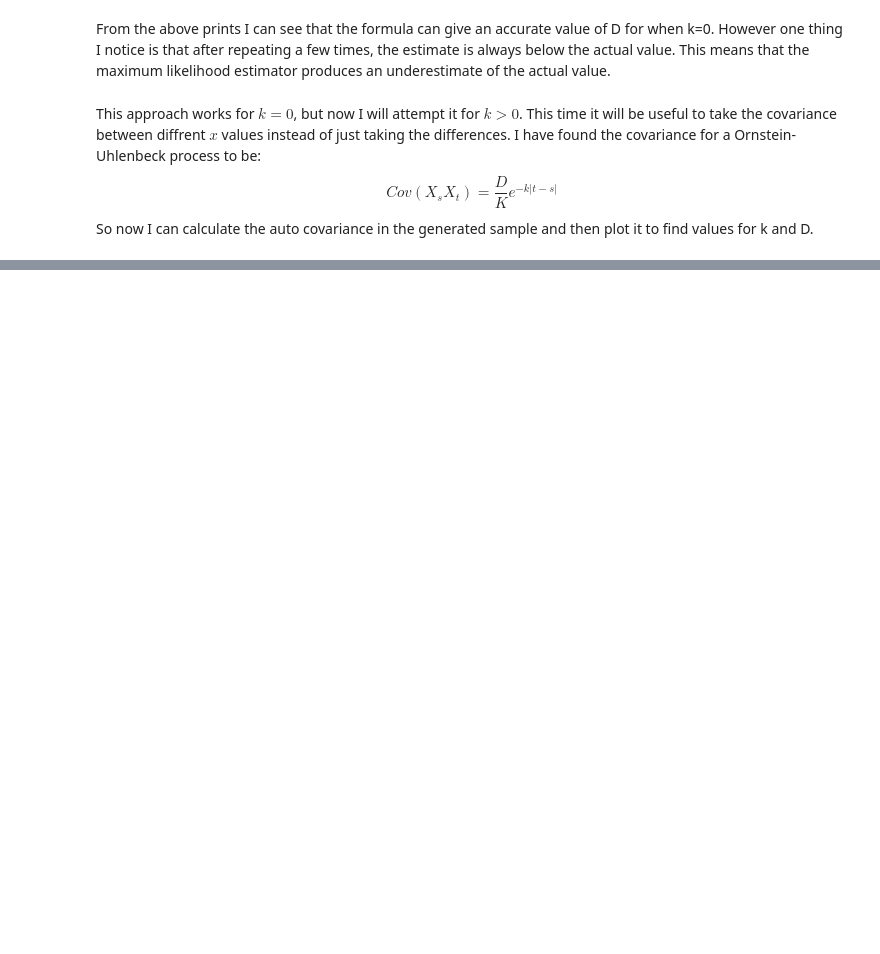
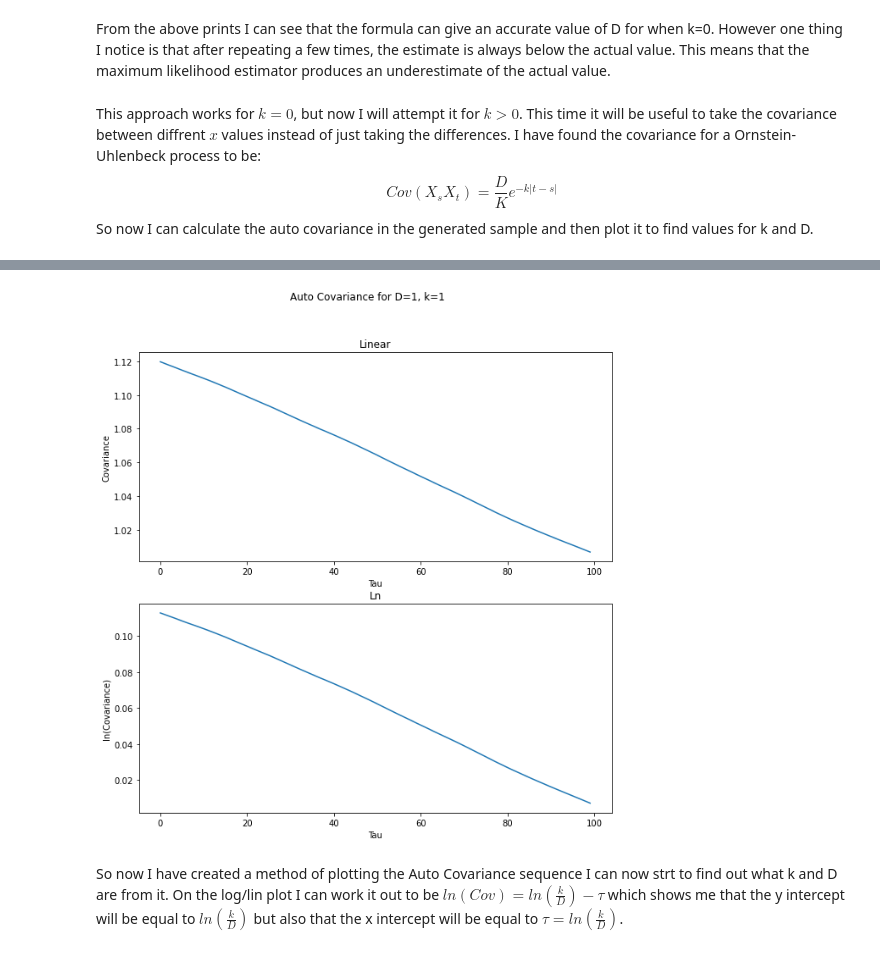
Before and after one commit to db14401/M4R, a Jupyter notebook: SDE_numerical_solution.ipynb, the cells around one changed output, grey strips where cells are left out. Cells and saved outputs as stored; diff of their text form; code cells hidden in the pictures; blank space fills up the shorter version.

```diff
--- a/SDE_numerical_solution.ipynb
+++ b/SDE_numerical_solution.ipynb
@@ -177,0 +311,46 @@ So now I can calculate the auto covariance in the generated sample and then plot
+# %%
+def EstimateCovariance(x, N, tau):
+    '''
+    Return the maximum likelihood estimator of the autocovariance of tau
+    '''
+    cov = 0
+    for i in range(N-tau):
+        cov += x[i]*x[i+tau]
+    cov = cov/(N-tau)
+    return cov
+# %%
+x_0 = 0.0
+k = 1.0
+T_lim = np.array([0, 10])
+N = 10000
+D = 1.0
+min_t = int(np.ceil(5/k))
+min_N = int(min_t*N/(T_lim[1]-T_lim[0]))
+T_lim[0] -= min_t
+t, x_prime = EulerMaruyamaMethod(x_0, k, T_lim, N + min_N, D)
+x = x_prime[min_N+1:]
+n = int(np.ceil(np.sqrt(N)))
+taus = np.arange(n)
+cov = np.zeros(n)
+for i, tau in enumerate(taus):
+    cov[i] = EstimateCovariance(x, N, tau)
+
+
+
+fig, axi = plt.subplots(2, figsize=(10, 10))
+fig.suptitle('Auto Covariance for D=1, k=1')
+
+axi[0].plot(taus, cov)
+axi[0].set_title(f'Linear')
+axi[0].set_xlabel('Tau')
+axi[0].set_ylabel('Covariance')
+
+axi[1].plot(taus, np.log(cov))
+axi[1].set_title(f'Ln')
+axi[1].set_xlabel('Tau')
+axi[1].set_ylabel('ln(Covariance)')
+plt.show()
+# %% [output]
+[figure, added]
+# %% [markdown]
+So now I have created a method of plotting the Auto Covariance sequence I can now strt to find out what k and D are from it. On the log/lin plot I can work it out to be $ln(Cov) = ln(\frac{k}{D}) - \tau$ which shows me that the y intercept will be equal to $ln(\frac{k}{D})$ but also that the x intercept will be equal to $ \tau = ln(\frac{k}{D})$.
```
Also changed, not shown: parts of 8 cells of this notebook.
